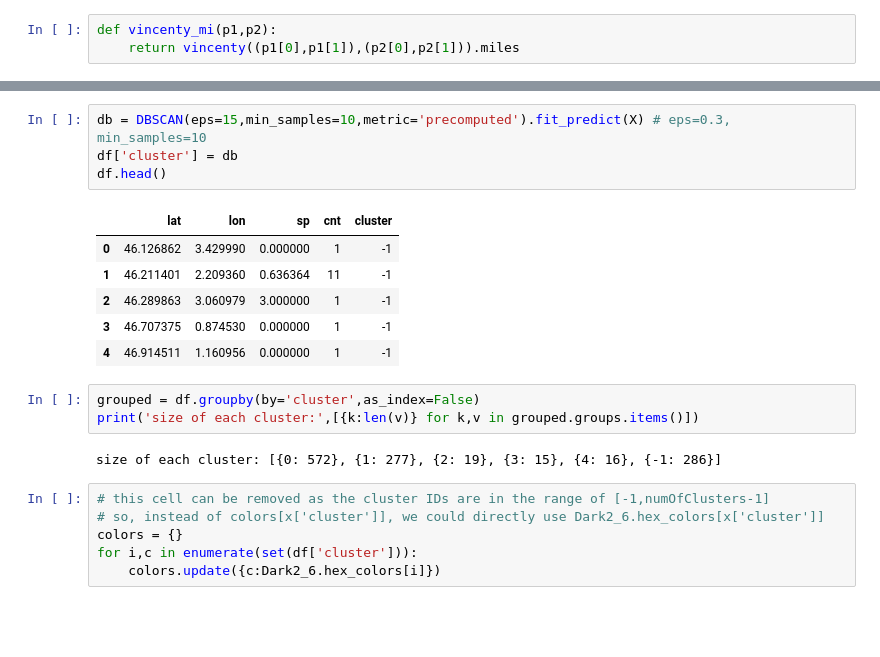
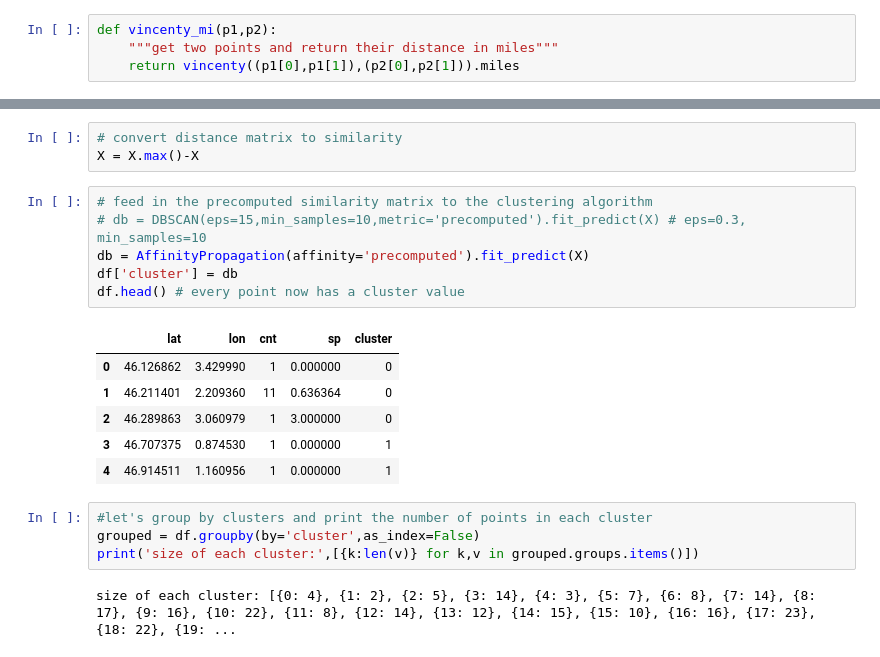
Before and after one commit to oztalha/2012-London-Olympics, a Jupyter notebook: Clustering Geocoded Tweets of 2012 London Olympic Games.ipynb, the cells around one changed output, grey strips where cells are left out. Drawn from its saved outputs; the diff is of its cells as text; blank space fills up the shorter version.

```diff
--- a/Clustering Geocoded Tweets of 2012 London Olympic Games.ipynb
+++ b/Clustering Geocoded Tweets of 2012 London Olympic Games.ipynb
@@ -36,5 +50,6 @@ from IPython.display import HTML
 # %%
 def vincenty_mi(p1,p2):
+    """get two points and return their distance in miles"""
     return vincenty((p1[0],p1[1]),(p2[0],p2[1])).miles
 # %%
 df = pd.read_csv('Olympic_torch_2012_UK.csv',header=None,names=['twtime','lat','lon','sp'],parse_dates=[0])
@@ -55,22 +83,22 @@ X = pairwise_distances(df[['lat','lon']],metric=vincenty_mi)
+# %%
+# convert distance matrix to similarity
+X = X.max()-X
 # %%
-db = DBSCAN(eps=15,min_samples=10,metric='precomputed').fit_predict(X) # eps=0.3, min_samples=10
+# feed in the precomputed similarity matrix to the clustering algorithm
+# db = DBSCAN(eps=15,min_samples=10,metric='precomputed').fit_predict(X) # eps=0.3, min_samples=10
+db = AffinityPropagation(affinity='precomputed').fit_predict(X)
 df['cluster'] = db
-df.head()
+df.head() # every point now has a cluster value
 # %% [output]
-|  | lat | lon | sp | cnt | cluster |
-| 0 | 46.126862 | 3.429990 | 0.000000 | 1 | -1 |
-| 1 | 46.211401 | 2.209360 | 0.636364 | 11 | -1 |
-| 2 | 46.289863 | 3.060979 | 3.000000 | 1 | -1 |
-| 3 | 46.707375 | 0.874530 | 0.000000 | 1 | -1 |
-| 4 | 46.914511 | 1.160956 | 0.000000 | 1 | -1 |
+|  | lat | lon | cnt | sp | cluster |
+| 0 | 46.126862 | 3.429990 | 1 | 0.000000 | 0 |
+| 1 | 46.211401 | 2.209360 | 11 | 0.636364 | 0 |
+| 2 | 46.289863 | 3.060979 | 1 | 3.000000 | 0 |
+| 3 | 46.707375 | 0.874530 | 1 | 0.000000 | 1 |
+| 4 | 46.914511 | 1.160956 | 1 | 0.000000 | 1 |
 # %%
+#let's group by clusters and print the number of points in each cluster
 grouped = df.groupby(by='cluster',as_index=False)
 print('size of each cluster:',[{k:len(v)} for k,v in grouped.groups.items()])
 # %% [output]
-size of each cluster: [{0: 572}, {1: 277}, {2: 19}, {3: 15}, {4: 16}, {-1: 286}]
+size of each cluster: [{0: 4}, {1: 2}, {2: 5}, {3: 14}, {4: 3}, {5: 7}, {6: 8}, {7: 14}, {8: 17}, {9: 16}, {10: 22}, {11: 8}, {12: 14}, {13: 12}, {14: 15}, {15: 10}, {16: 16}, {17: 23}, {18: 22}, {19: ...
-# %%
-# this cell can be removed as the cluster IDs are in the range of [-1,numOfClusters-1]
-# so, instead of colors[x['cluster']], we could directly use Dark2_6.hex_colors[x['cluster']]
-colors = {}
-for i,c in enumerate(set(df['cluster'])):
-    colors.update({c:Dark2_6.hex_colors[i]})
```
Also changed, not shown: parts of 10 cells of this notebook, 1 other file.
